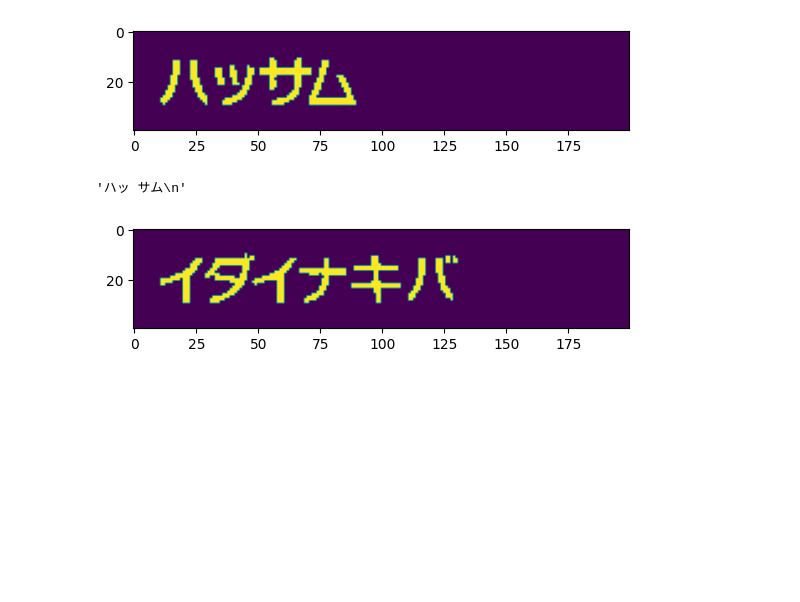
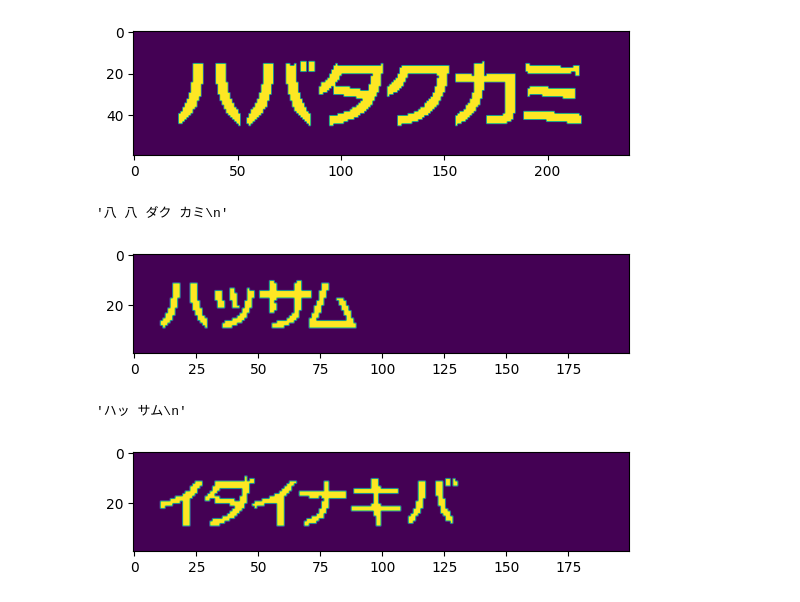
Before and after one commit to fufufukakaka/poke_battle_logger, a Jupyter notebook: notebook/対戦中のポケモン名抽出_tesseract検証.ipynb, the cells around one changed output. Saved outputs shown, nothing was run; the diff lists cells and outputs as text; code cells hidden in the pictures; blank space fills up the shorter version.

Commit message:
update images

```diff
--- a/notebook/対戦中のポケモン名抽出_tesseract検証.ipynb
+++ b/notebook/対戦中のポケモン名抽出_tesseract検証.ipynb
@@ -4,6 +4,19 @@ import cv2
 from matplotlib import pyplot as plt
 import editdistance
 import collections
+# %%
+message = cv2.imread("../template_images/labeled_pokemon_name_window_templates/ハバタクカミ_19202.png", 0)
+threshold_value = 180
+max_value = 255
+_, message = cv2.threshold(message, threshold_value, max_value, cv2.THRESH_BINARY)
+plt.imshow(message)
+plt.show()
+# %% [output]
+[figure, added]
+# %%
+pytesseract.image_to_string(message, lang="jpn", config='--psm 6')
+# %% [output]
+'八 八 ダク カミ\n'
 # %%
 # 日本語名の場合: ケース1
 
```
Also changed, not shown: 40 other files.
